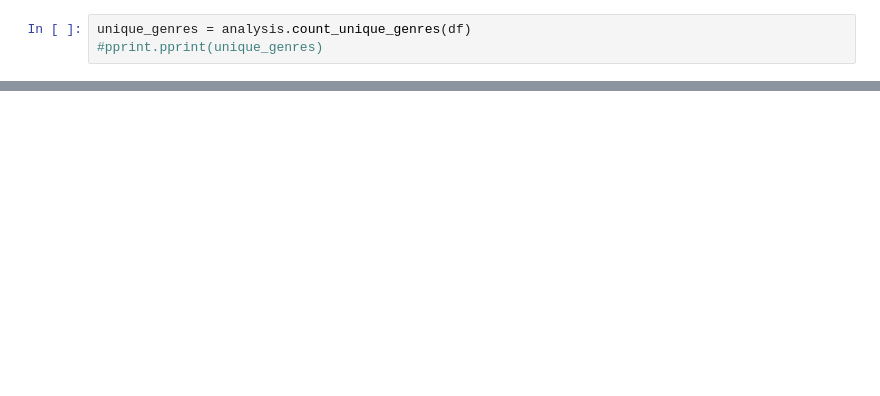
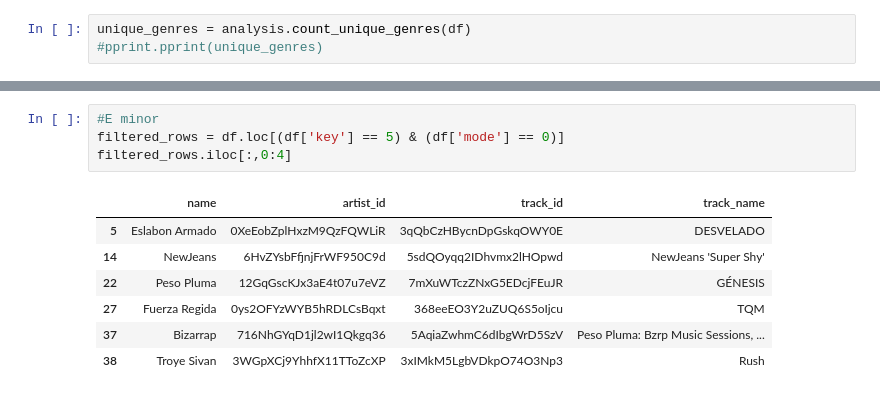
Before and after one commit to piwikiwi345/Spotify-Exploration, a Jupyter notebook: Analysis/Analysis.ipynb, the cells around one changed output, grey strips where cells are left out. Cells and saved outputs as stored; diff of their text form; blank space fills up the shorter version.

```diff
--- a/Analysis/Analysis.ipynb
+++ b/Analysis/Analysis.ipynb
@@ -40,0 +115,12 @@ df.describe()
+# %%
+#E minor
+filtered_rows = df.loc[(df['key'] == 5) & (df['mode'] == 0)]
+filtered_rows.iloc[:,0:4]
+# %% [output]
+|  | name | artist_id | track_id | track_name |
+| 5 | Eslabon Armado | 0XeEobZplHxzM9QzFQWLiR | 3qQbCzHBycnDpGskqOWY0E | DESVELADO |
+| 14 | NewJeans | 6HvZYsbFfjnjFrWF950C9d | 5sdQOyqq2IDhvmx2lHOpwd | NewJeans 'Super Shy' |
+| 22 | Peso Pluma | 12GqGscKJx3aE4t07u7eVZ | 7mXuWTczZNxG5EDcjFEuJR | GÉNESIS |
+| 27 | Fuerza Regida | 0ys2OFYzWYB5hRDLCsBqxt | 368eeEO3Y2uZUQ6S5oIjcu | TQM |
+| 37 | Bizarrap | 716NhGYqD1jl2wI1Qkgq36 | 5AqiaZwhmC6dIbgWrD5SzV | Peso Pluma: Bzrp Music Sessions, ... |
+| 38 | Troye Sivan | 3WGpXCj9YhhfX11TToZcXP | 3xIMkM5LgbVDkpO74O3Np3 | Rush |
```
Also changed, not shown: parts of 17 cells of this notebook, 18 other files.
